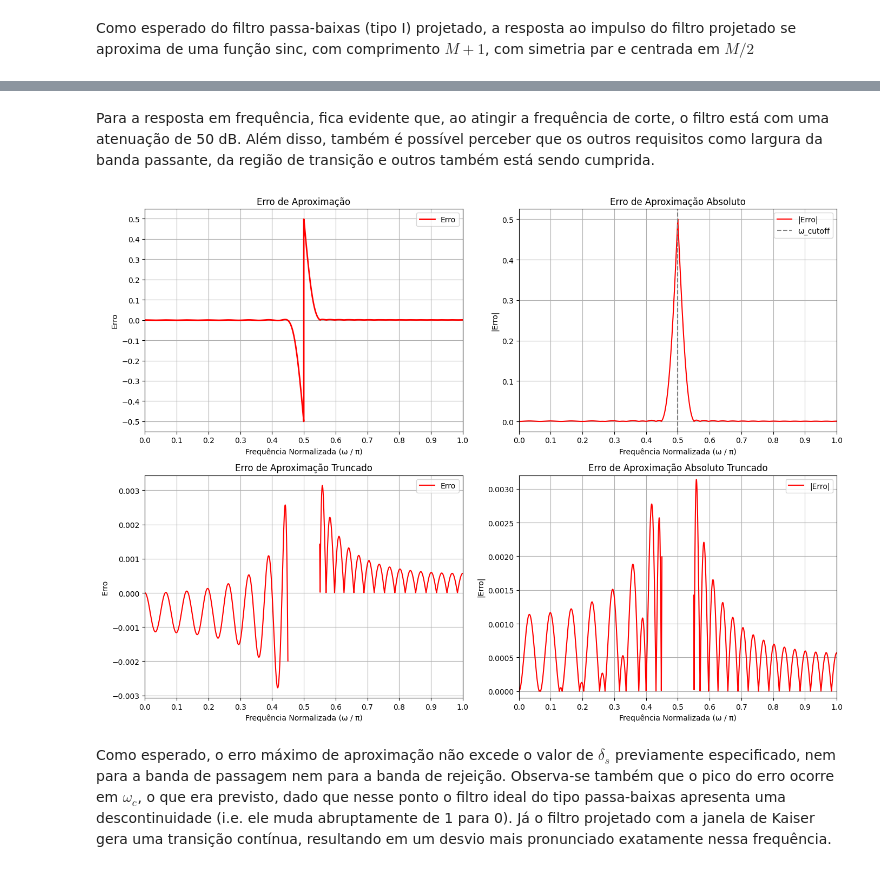
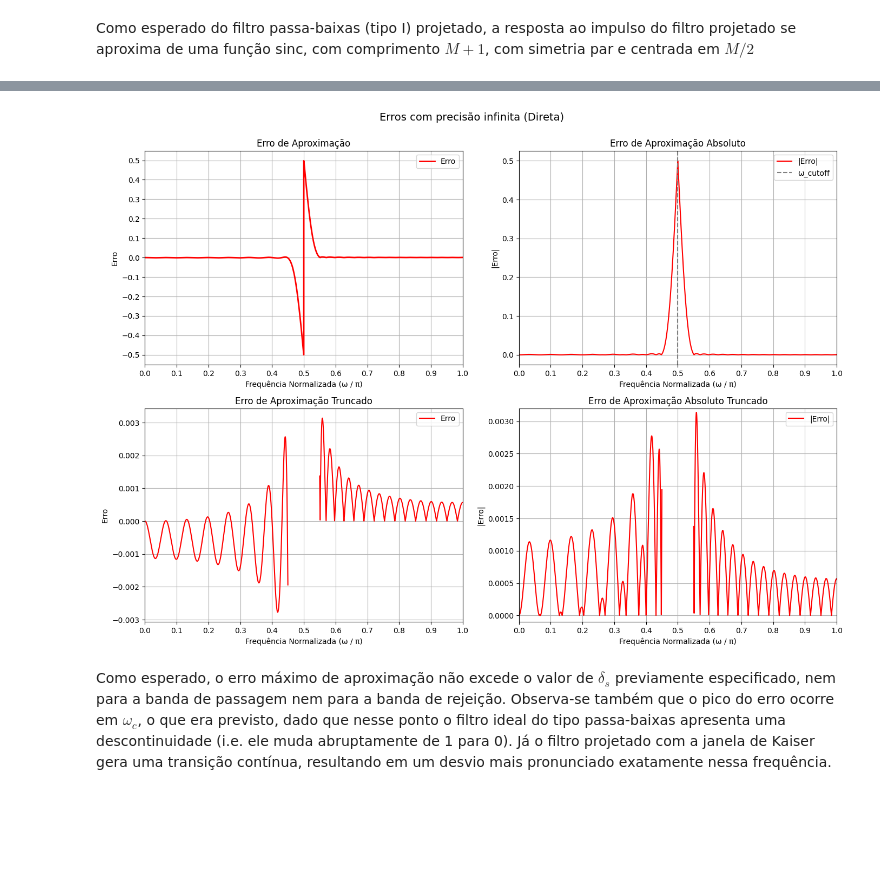
Before and after one commit to miguelmota2301/Butterworth-Bilinear-Filter, a Jupyter notebook: AVA_PDS_RodrigoFreitas_MiguelFeliciano.ipynb, the cells around one changed output, grey strips where cells are left out. Cells and saved outputs as stored; diff of their text form; code cells hidden in the pictures; blank space fills up the shorter version.

```diff
--- a/AVA_PDS_RodrigoFreitas_MiguelFeliciano.ipynb
+++ b/AVA_PDS_RodrigoFreitas_MiguelFeliciano.ipynb
@@ -120,12 +120,12 @@ plt.show()
 # %% [markdown]
 Como esperado do filtro passa-baixas (tipo I) projetado, a resposta ao impulso do filtro projetado se aproxima de uma função sinc, com comprimento $M + 1$, com simetria par e centrada em $M/2$
 # %%
-omega_direct, response_direct = freqz(fir_direct, worN=10000)       # Calcula resposta do filtro na forma direta
+omega_direct, response_direct = freqz(fir_direct, worN=10192)       # Calcula resposta do filtro na forma direta
 omega_direct_norm = omega_direct / pi                               # Normaliza a frequência para o intervalo [0, 1]
 fir_direct_mag = abs(response_direct)                               # |H(e^jw)|
 response_direct_dB = 20 * log10(abs(response_direct))               # Resposta em dB
-phase_direct = angle(response_direct)                               # Fase desembrulhada
-group_delay_direct = -gradient(unwrap(phase_direct), omega_direct)  # Atraso de grupo
+phase_direct = unwrap(angle(response_direct))                       # Fase unwraped
+group_delay_direct = -gradient(phase_direct, omega_direct)          # Atraso de grupo
 # %%
 # Cria um filtro passa-baixas ideal para comparação e cálculo de erro
 lpf_ideal = where(omega_direct_norm <= w_cutoff / pi, 1.0, 0.0)
@@ -195,5 +195,3 @@ plt.show()
-# %% [markdown]
-Para a resposta em frequência, fica evidente que, ao atingir a frequência de corte, o filtro está com uma atenuação de 50 dB. Além disso, também é possível perceber que os outros requisitos como largura da banda passante, da região de transição e outros também está sendo cumprida.
 # %%
 # Erro de aproximação = H(ω) - LPF(ω)
 erro = fir_direct_mag - lpf_ideal
@@ -206,7 +204,7 @@ truncate_pass = omega_direct_norm <= w_pass / pi
 truncate_stop = omega_direct_norm >= w_stop / pi
 
 fig, axes = plt.subplots(2, 2, figsize=(14, 10))
-axes = axes.flatten()  # Transforma a matriz 2x2 em um vetor de 4 elementos
+axes = axes.flatten()
 
 # Gráfico 1: Erro de aproximação
 axes[0].plot(omega_direct_norm, erro, color='red', linewidth=2, label='Erro')
@@ -230,34 +228,35 @@ axes[1].set_xlim(0, 1.0)
 axes[1].grid(True)
 axes[1].legend()
 
 # Gráfico 3: Erro de aproximação sem o pico para melhor visualização
 axes[2].plot(omega_direct_norm[truncate_pass], erro[truncate_pass], color='red', linewidth=1.5, label='Erro')
 axes[2].plot(omega_direct_norm[truncate_stop], erro[truncate_stop], color='red', linewidth=1.5)
 axes[2].set_title('Erro de Aproximação Truncado')
 axes[2].set_xlabel('Frequência Normalizada (ω / π)')
 axes[2].set_ylabel('Erro')
 axes[2].set_xlim(0, 1.0)
 axes[3].set_ylim(-0.0032, 0.0032)
 axes[2].set_xticks(arange(0, 1.1, 0.1))
 axes[2].grid(True)
 axes[2].legend()
 
 # Gráfico 4:  Erro de aproximação absoluto sem o pico para melhor visualização
 axes[3].plot(omega_direct_norm[truncate_pass], erro_abs[truncate_pass], color='red', linewidth=1.5, label='|Erro|')
 axes[3].plot(omega_direct_norm[truncate_stop], erro_abs[truncate_stop], color='red', linewidth=1.5)
 axes[3].set_title('Erro de Aproximação Absoluto Truncado')
 axes[3].set_xlabel('Frequência Normalizada (ω / π)')
 axes[3].set_ylabel('|Erro|')
 axes[3].set_xlim(0, 1.0)
 axes[3].set_ylim(-0.0001, 0.0032)
 axes[3].set_xticks(arange(0, 1.1, 0.1))
 axes[3].grid(True)
 axes[3].legend()
 
+plt.suptitle('Erros com precisão infinita (Direta)', fontsize=14, y=1.0001)
 plt.tight_layout()
 plt.show()
 # %% [output]
-[figure, old version]
+[figure, new version]
 # %% [markdown]
 Como esperado, o erro máximo de aproximação não excede o valor de $\delta_s$ previamente especificado, nem para a banda de passagem nem para a banda de rejeição. Observa-se também que o pico do erro ocorre em $\omega_c$, o que era previsto, dado que nesse ponto o filtro ideal do tipo passa-baixas apresenta uma descontinuidade (i.e. ele muda abruptamente de 1 para 0). Já o filtro projetado com a janela de Kaiser gera uma transição contínua, resultando em um desvio mais pronunciado exatamente nessa frequência.
 # %%
```
Also changed, not shown: parts of 14 cells of this notebook.
